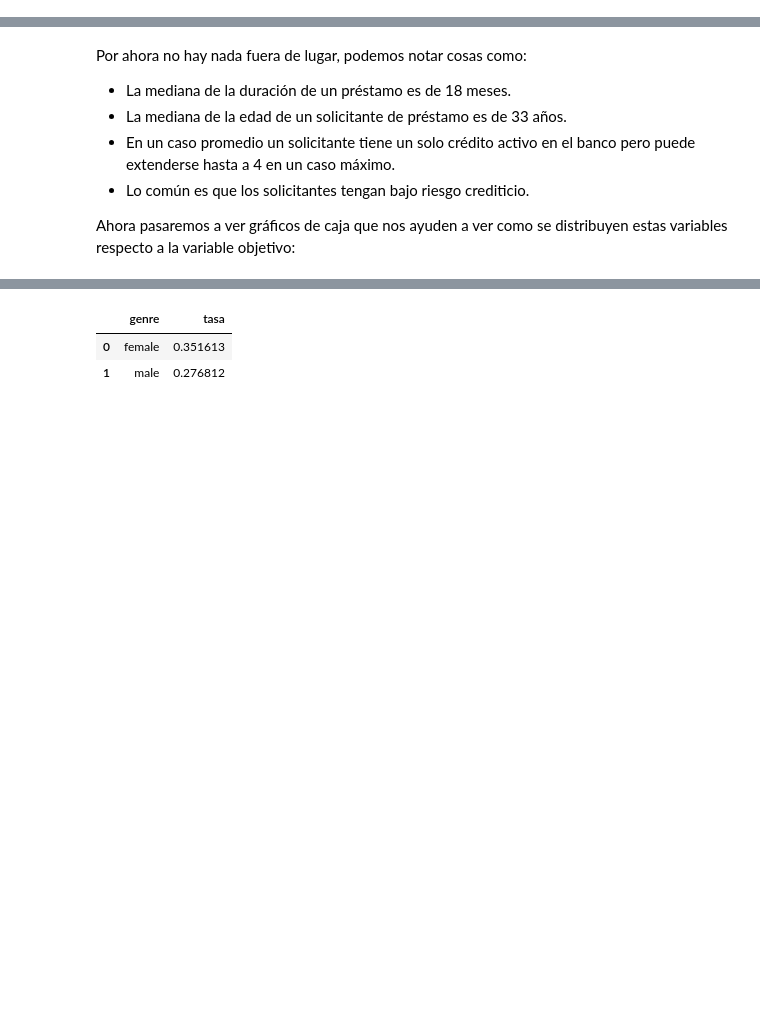
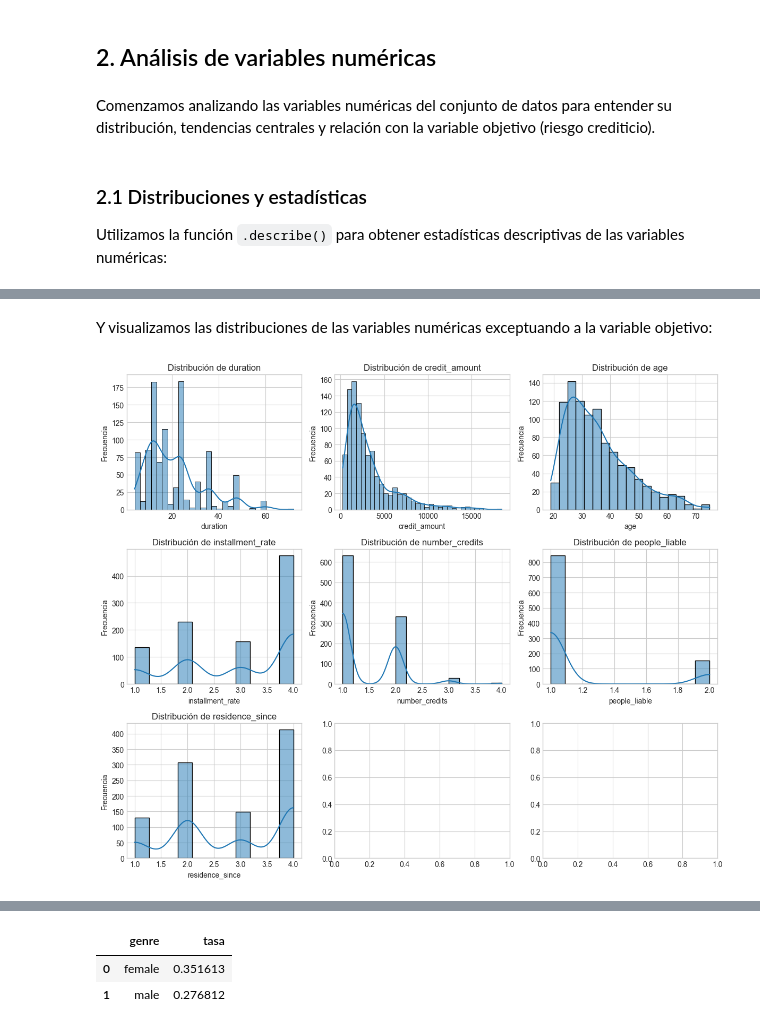
Before and after one commit to Gerardo1909/tpfinal_equidad, a Jupyter notebook: tp_final_fairness_ML/notebooks/02_EDA.ipynb, the cells around one changed output, grey strips where cells are left out. Saved outputs shown, nothing was run; the diff lists cells and outputs as text; code cells hidden in the pictures; blank space fills up the shorter version.

```diff
--- a/tp_final_fairness_ML/notebooks/02_EDA.ipynb
+++ b/tp_final_fairness_ML/notebooks/02_EDA.ipynb
@@ -21 +69,9 @@ Como primera parte de este análisis exploratorio vamos a empezar a analizar a l
+# %% [markdown]
+## 2. Análisis de variables numéricas
+# %% [markdown]
+Comenzamos analizando las variables numéricas del conjunto de datos para entender su distribución, tendencias centrales y relación con la variable objetivo (riesgo crediticio).
+# %% [markdown]
+### 2.1 Distribuciones y estadísticas
+
+Utilizamos la función `.describe()` para obtener estadísticas descriptivas de las variables numéricas:
 # %%
@@ -30,12 +86,12 @@ g_credit_data.describe()
 | 50% | 18.000000 | 2319.500000 | 3.000000 | 3.000000 | 33.000000 | 1.000000 | 1.000000 | ... |
 | 75% | 24.000000 | 3972.250000 | 4.000000 | 4.000000 | 42.000000 | 2.000000 | 1.000000 | ... |
 | max | 72.000000 | 18424.000000 | 4.000000 | 4.000000 | 75.000000 | 4.000000 | 2.000000 | ... |
-# %% [markdown]
-Por ahora no hay nada fuera de lugar, podemos notar cosas como:
-
-* La mediana de la duración de un préstamo es de 18 meses.
-* La mediana de la edad de un solicitante de préstamo es de 33 años.
-* En un caso promedio un solicitante tiene un solo crédito activo en el banco pero puede extenderse hasta a 4 en un caso máximo.
-* Lo común es que los solicitantes tengan bajo riesgo crediticio.
-
-Ahora pasaremos a ver gráficos de caja que nos ayuden a ver como se distribuyen estas variables respecto a la variable objetivo:
+# %% [markdown]
+Y visualizamos las distribuciones de las variables numéricas exceptuando a la variable objetivo:
+# %%
+from tp_final_fairness_ML.utils.plotting import visualizar_distribuciones
+
+variables_numericas = ['duration', 'credit_amount', 'age', 'installment_rate', 'number_credits', 'people_liable', 'residence_since']
+visualizar_distribuciones(g_credit_data, variables_numericas, filas = 3, columnas= 3)
+# %% [output]
+[figure, added]
```
Also changed, not shown: parts of 40 cells of this notebook, 9 other files.
